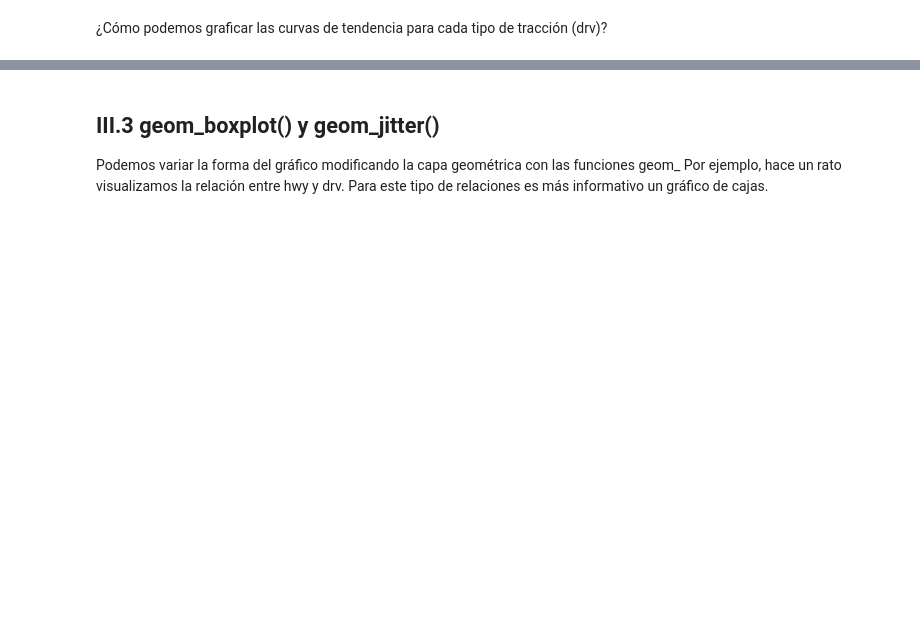
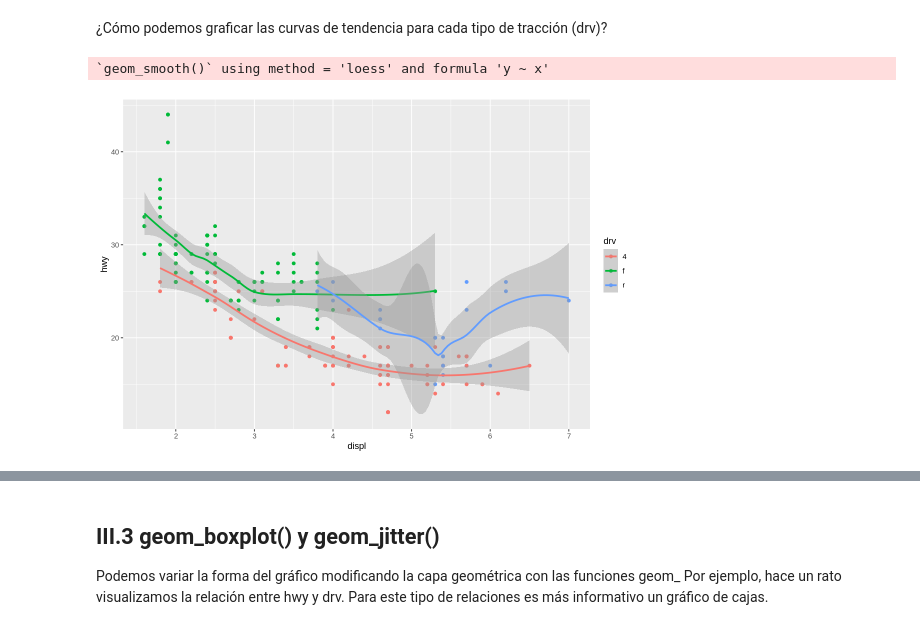
Before and after one commit to HaroldConley/diplomado_BD, a Jupyter notebook: Clase4/02_Visualizaciones_ggplot.ipynb, the cells around one changed output, grey strips where cells are left out. Cells and saved outputs as stored; diff of their text form; code cells hidden in the pictures; blank space fills up the shorter version.

```diff
--- a/Clase4/02_Visualizaciones_ggplot.ipynb
+++ b/Clase4/02_Visualizaciones_ggplot.ipynb
@@ -175,0 +177,8 @@ ggplot(mpg) +
+# %%
+# por color
+ggplot(mpg) +
+  aes(x = displ,y = hwy, color =drv) +
+  geom_point() + geom_smooth()
+# %% [output]
+`geom_smooth()` using method = 'loess' and formula 'y ~ x'
+[figure, added]
```
Also changed, not shown: parts of 17 cells of this notebook.
